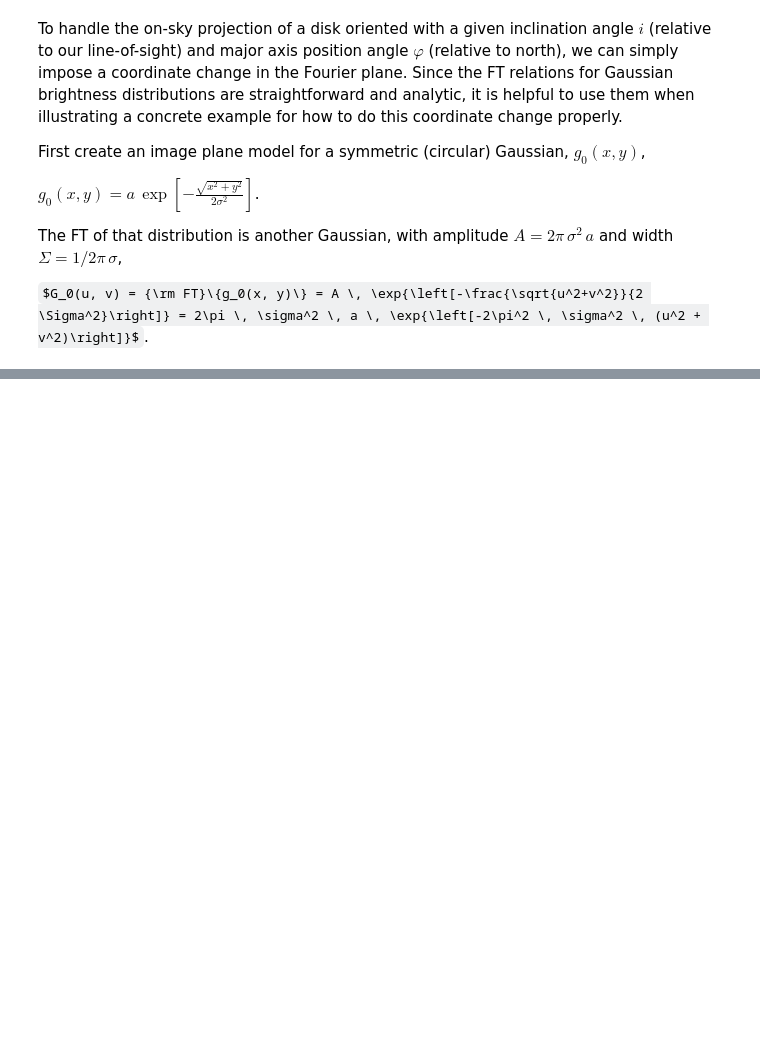
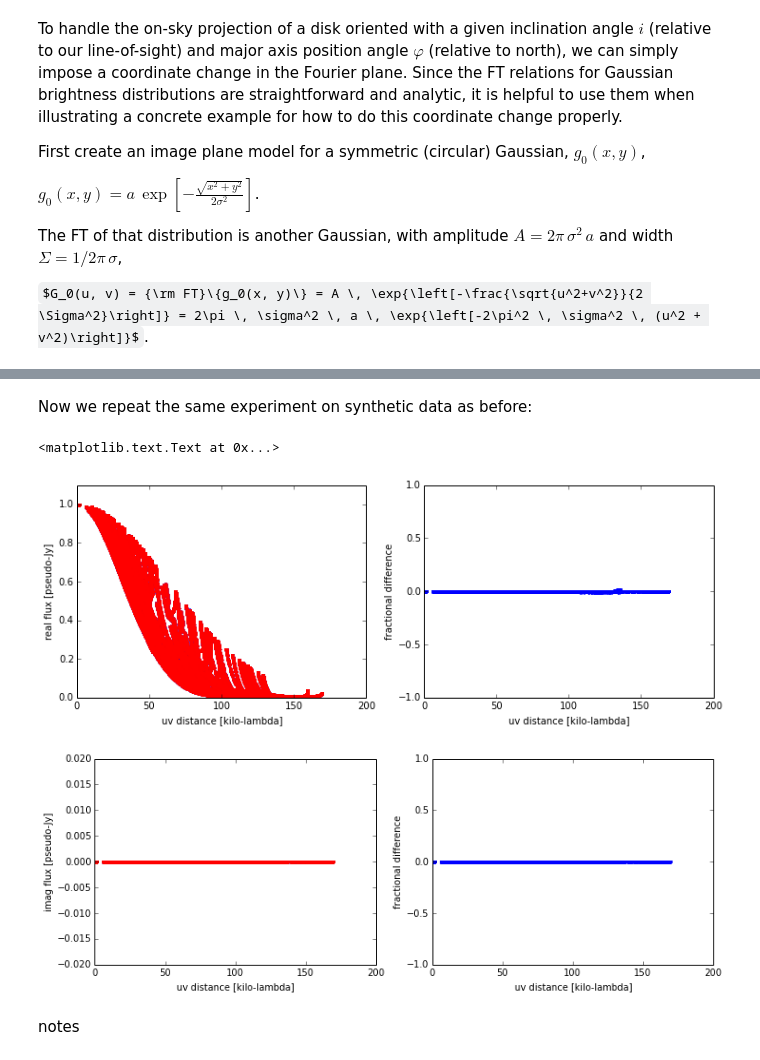
Before and after one commit to seanandrews/D3SB, a Jupyter notebook: projection.ipynb, the cells around one changed output, grey strips where cells are left out. Drawn from its saved outputs; the diff is of its cells as text; code cells hidden in the pictures; some formulas as TeX source; blank space fills up the shorter version.

Commit message:
fleshed out projection/rotn/shift notes with examples

```diff
--- a/projection.ipynb
+++ b/projection.ipynb
@@ -85 +124,38 @@ ax[1].set_ylabel('v [klambda]')
+# %% [markdown]
+Now we repeat the same experiment on synthetic data as before:
+# %%
+vis = get_vis('incl.vis.fits')
+u, v, dreal, dimag, dwgt = vis
+rho = np.sqrt(u**2+v**2)
+
+vproj = v*np.cos(incl)          # here is the projection coordinate change!
+rhol = 1e3*np.sqrt(u**2+vproj**2)/206264.806427
+RG0_ss = np.exp(-2.*np.pi**2*sig**2*rhol**2)
+IG0_ss = np.zeros_like(RG0_ss)
+
+fig, ax = plt.subplots(1, 2, figsize=(12, 4))
+ax[0].axis([0, 200, 0, 1.1])
+ax[0].plot(rho, dreal, '.', rho, RG0_ss, 'r.')
+ax[0].set_xlabel('uv distance [kilo-lambda]')
+ax[0].set_ylabel('real flux [pseudo-Jy]')
+ax[1].axis([0, 200, -1, 1])
+ax[1].plot(rho, (dreal-RG0_ss)/dreal, '.')
+ax[1].set_xlabel('uv distance [kilo-lambda]')
+ax[1].set_ylabel('fractional difference')
+
+fig, ax = plt.subplots(1, 2, figsize=(12, 4))
+ax[0].axis([0, 200, -0.02, 0.02])
+ax[0].plot(rho, dimag, '.', rho, IG0_ss, 'r.')
+ax[0].set_xlabel('uv distance [kilo-lambda]')
+ax[0].set_ylabel('imag flux [pseudo-Jy]')
+ax[1].axis([0, 200, -1, 1])
+ax[1].plot(rho, (dimag-IG0_ss)/dreal, '.')
+ax[1].set_xlabel('uv distance [kilo-lambda]')
+ax[1].set_ylabel('fractional difference')
+# %% [output]
+<matplotlib.text.Text at 0x...>
+[figure, added]
+[figure, added]
+# %% [markdown]
+notes
 # %%
```
Also changed, not shown: parts of 11 cells of this notebook, 5 other files.
